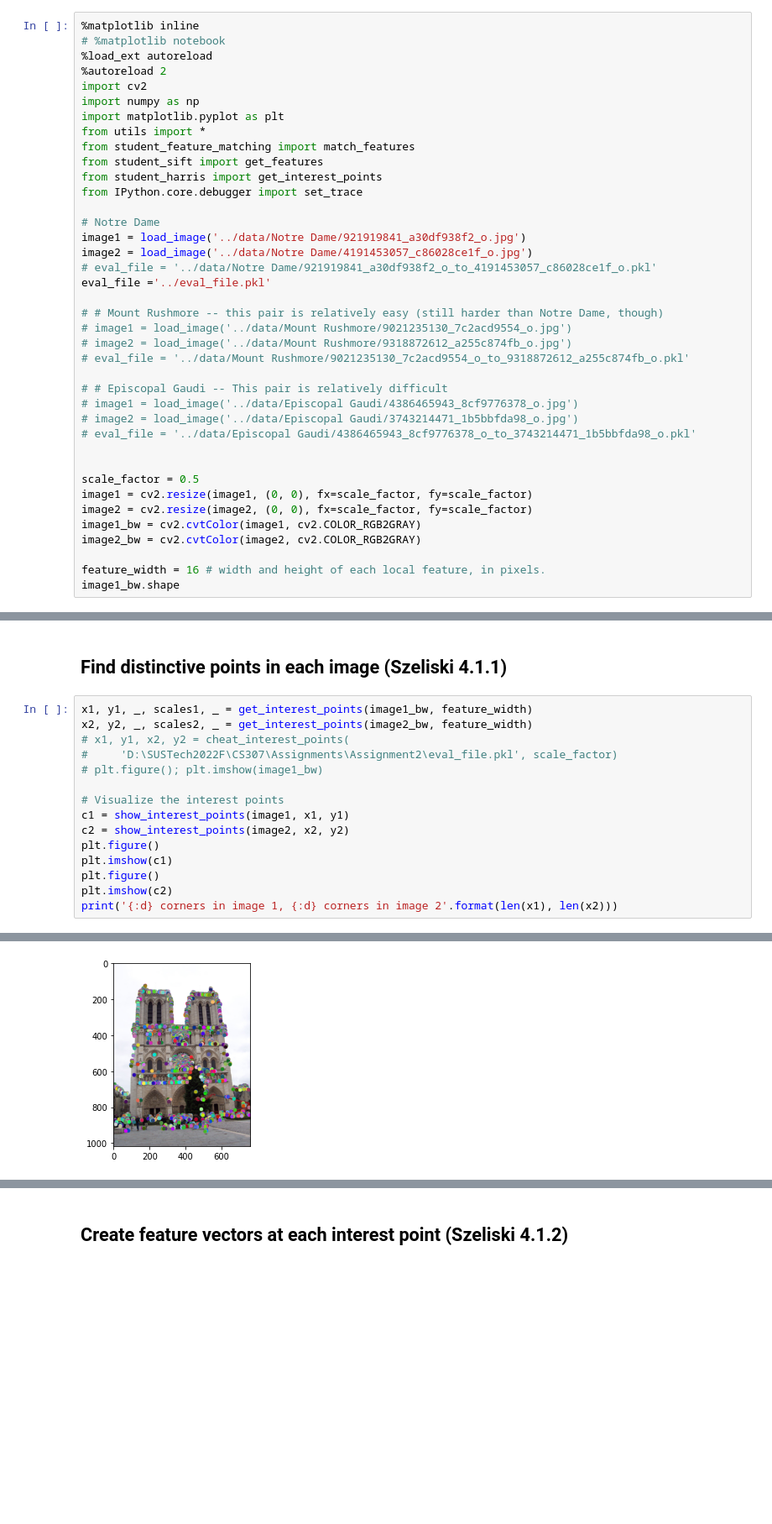
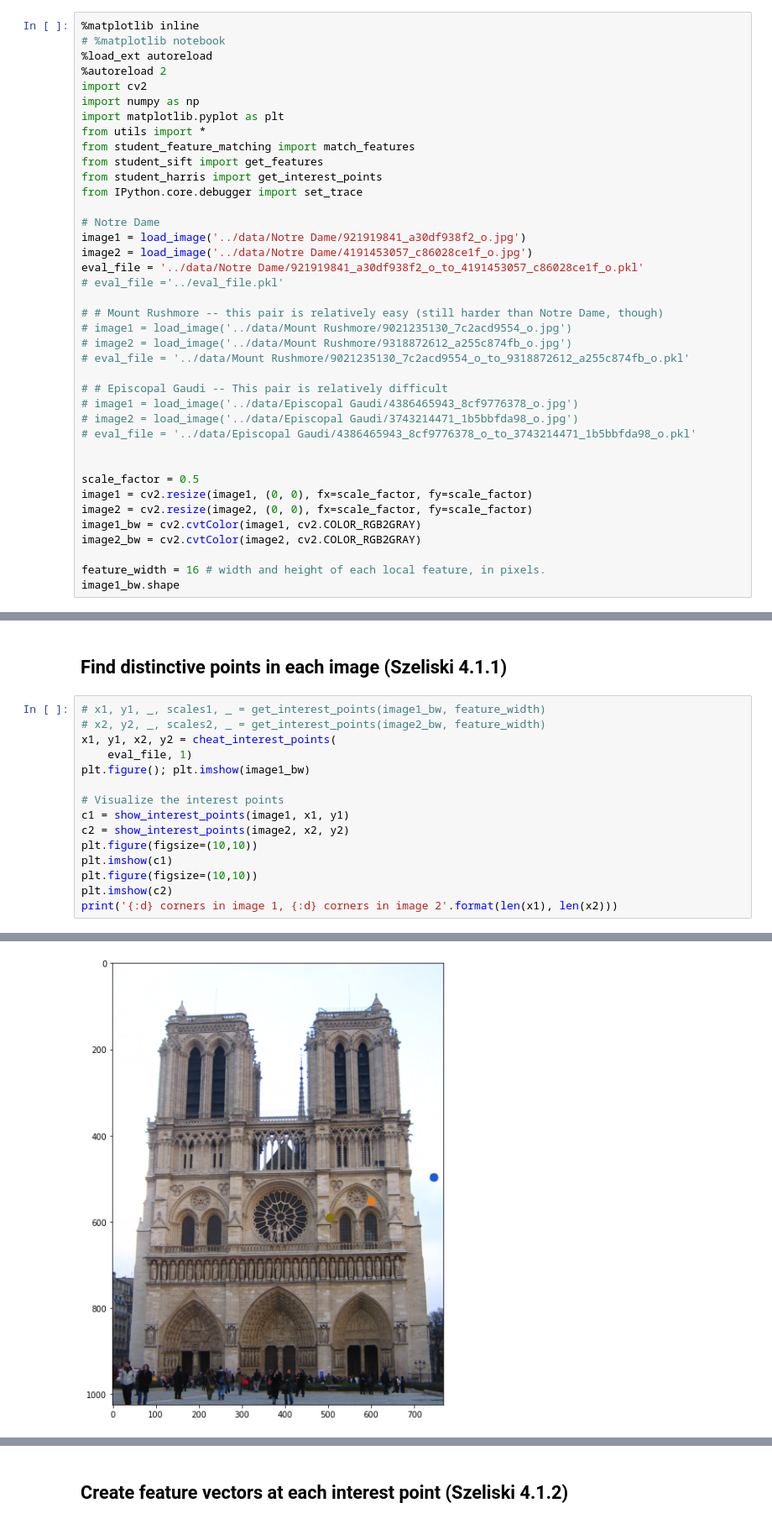
Before and after one commit to wanteatfruit/CS308-CV-Assignments, a Jupyter notebook: Assignment2/proj2/code/proj2.ipynb, the cells around one changed output, grey strips where cells are left out. Shown at 84% size. Drawn from its saved outputs; the diff is of its cells as text; blank space fills up the shorter version.

```diff
--- a/Assignment2/proj2/code/proj2.ipynb
+++ b/Assignment2/proj2/code/proj2.ipynb
@@ -27,8 +27,8 @@ from IPython.core.debugger import set_trace
 # Notre Dame
 image1 = load_image('../data/Notre Dame/921919841_a30df938f2_o.jpg')
 image2 = load_image('../data/Notre Dame/4191453057_c86028ce1f_o.jpg')
-# eval_file = '../data/Notre Dame/921919841_a30df938f2_o_to_4191453057_c86028ce1f_o.pkl'
-eval_file ='../eval_file.pkl'
+eval_file = '../data/Notre Dame/921919841_a30df938f2_o_to_4191453057_c86028ce1f_o.pkl'
+# eval_file ='../eval_file.pkl'
 
 # # Mount Rushmore -- this pair is relatively easy (still harder than Notre Dame, though)
 # image1 = load_image('../data/Mount Rushmore/9021235130_7c2acd9554_o.jpg')
@@ -56,18 +56,18 @@ The autoreload extension is already loaded. To reload it, use:
 # %% [markdown]
 ## Find distinctive points in each image (Szeliski 4.1.1)
 # %%
-x1, y1, _, scales1, _ = get_interest_points(image1_bw, feature_width)
-x2, y2, _, scales2, _ = get_interest_points(image2_bw, feature_width)
-# x1, y1, x2, y2 = cheat_interest_points(
-#     'D:\SUSTech2022F\CS307\Assignments\Assignment2\eval_file.pkl', scale_factor)
-# plt.figure(); plt.imshow(image1_bw)
+# x1, y1, _, scales1, _ = get_interest_points(image1_bw, feature_width)
+# x2, y2, _, scales2, _ = get_interest_points(image2_bw, feature_width)
+x1, y1, x2, y2 = cheat_interest_points(
+    eval_file, 1)
+plt.figure(); plt.imshow(image1_bw)
 
 # Visualize the interest points
 c1 = show_interest_points(image1, x1, y1)
 c2 = show_interest_points(image2, x2, y2)
-plt.figure()
+plt.figure(figsize=(10,10))
 plt.imshow(c1)
-plt.figure()
+plt.figure(figsize=(10,10))
 plt.imshow(c2)
 print('{:d} corners in image 1, {:d} corners in image 2'.format(len(x1), len(x2)))
 # %% [output]
@@ -76 +76 @@ print('{:d} corners in image 1, {:d} corners in image 2'.format(len(x1), len(x2)
-[figure, old version]
+[figure, new version]
```
Also changed, not shown: parts of 5 cells of this notebook, 8 other files.
